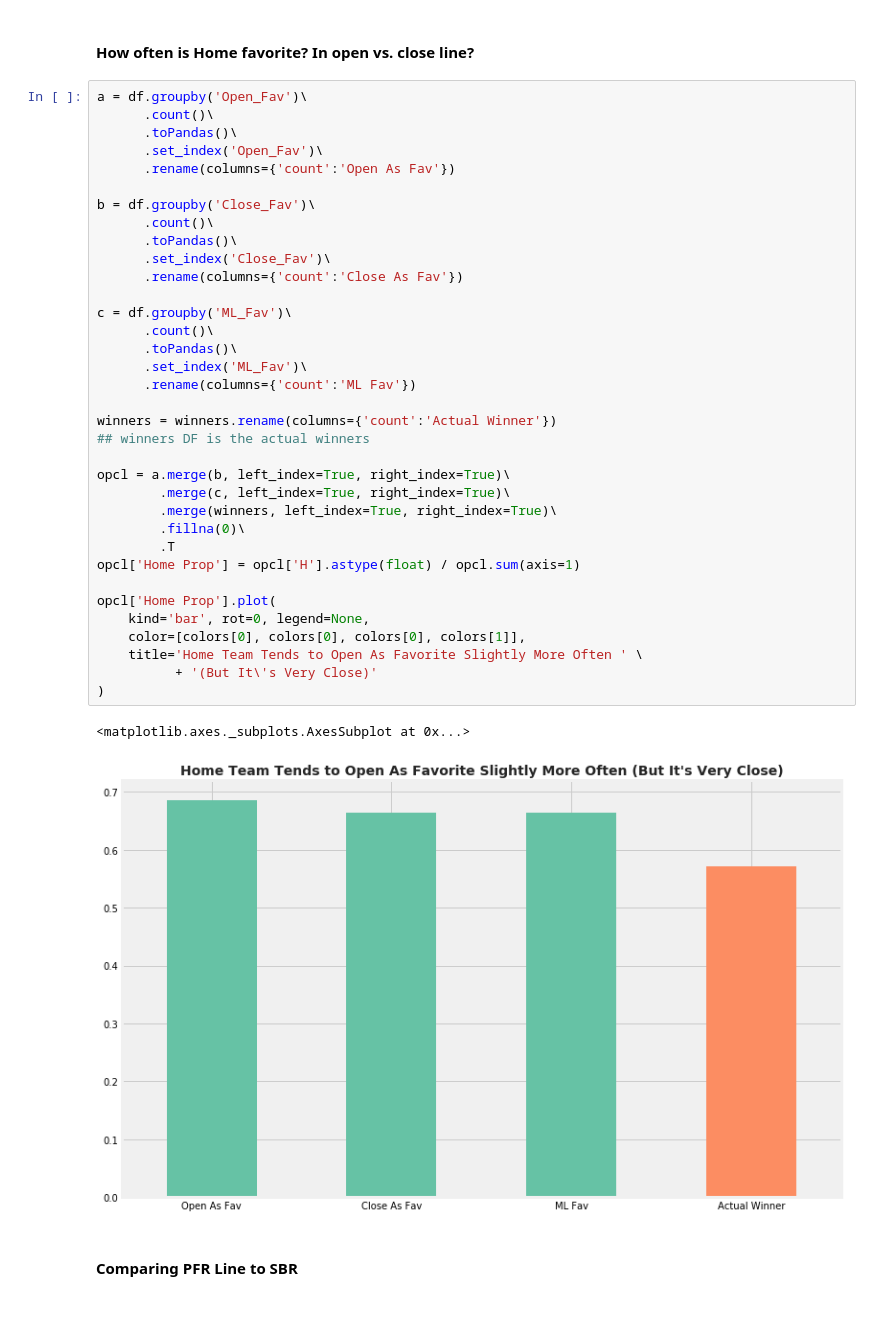
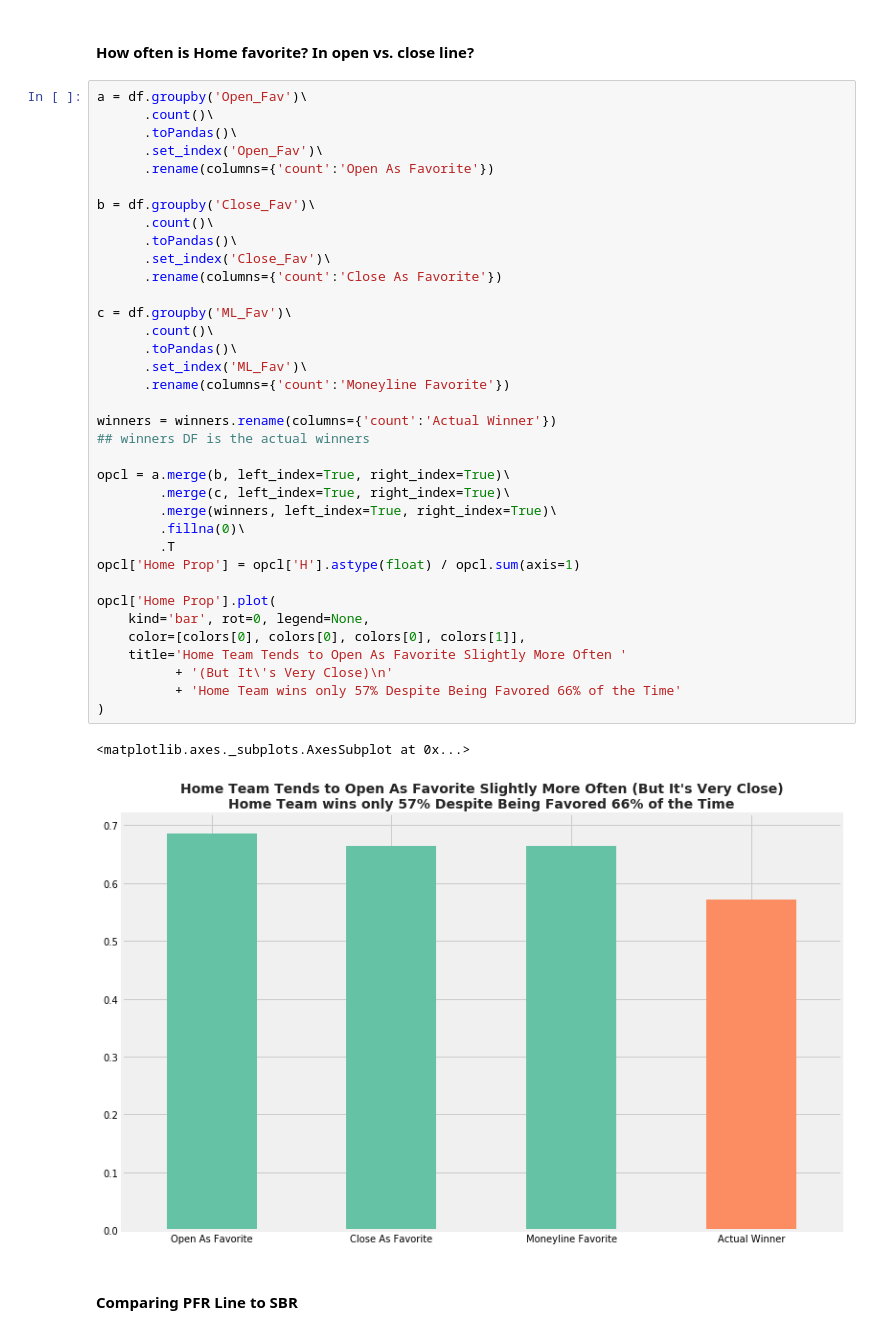
Before and after one commit to joshplotkin/modeling-football-outcomes-2019, a Jupyter notebook: public02_explore_scores_and_outcomes.ipynb, the cells around one changed output. Cells and saved outputs as stored; diff of their text form.

```diff
--- a/public02_explore_scores_and_outcomes.ipynb
+++ b/public02_explore_scores_and_outcomes.ipynb
@@ -521,39 +521,40 @@ a = df.groupby('Open_Fav')\
       .count()\
       .toPandas()\
       .set_index('Open_Fav')\
-      .rename(columns={'count':'Open As Fav'})
+      .rename(columns={'count':'Open As Favorite'})
 
 b = df.groupby('Close_Fav')\
       .count()\
       .toPandas()\
       .set_index('Close_Fav')\
-      .rename(columns={'count':'Close As Fav'})
+      .rename(columns={'count':'Close As Favorite'})
 
 c = df.groupby('ML_Fav')\
       .count()\
       .toPandas()\
       .set_index('ML_Fav')\
-      .rename(columns={'count':'ML Fav'})
+      .rename(columns={'count':'Moneyline Favorite'})
 
 winners = winners.rename(columns={'count':'Actual Winner'})
 ## winners DF is the actual winners
 
 opcl = a.merge(b, left_index=True, right_index=True)\
         .merge(c, left_index=True, right_index=True)\
         .merge(winners, left_index=True, right_index=True)\
         .fillna(0)\
         .T
 opcl['Home Prop'] = opcl['H'].astype(float) / opcl.sum(axis=1)
 
 opcl['Home Prop'].plot(
     kind='bar', rot=0, legend=None,
     color=[colors[0], colors[0], colors[0], colors[1]],
-    title='Home Team Tends to Open As Favorite Slightly More Often ' \
-          + '(But It\'s Very Close)'
+    title='Home Team Tends to Open As Favorite Slightly More Often '
+          + '(But It\'s Very Close)\n'
+          + 'Home Team wins only 57% Despite Being Favored 66% of the Time'
 )
 # %% [output]
 <matplotlib.axes._subplots.AxesSubplot at 0x...>
-[figure, old version]
+[figure, new version]
 # %% [markdown]
 #### Comparing PFR Line to SBR
 # %%
```
